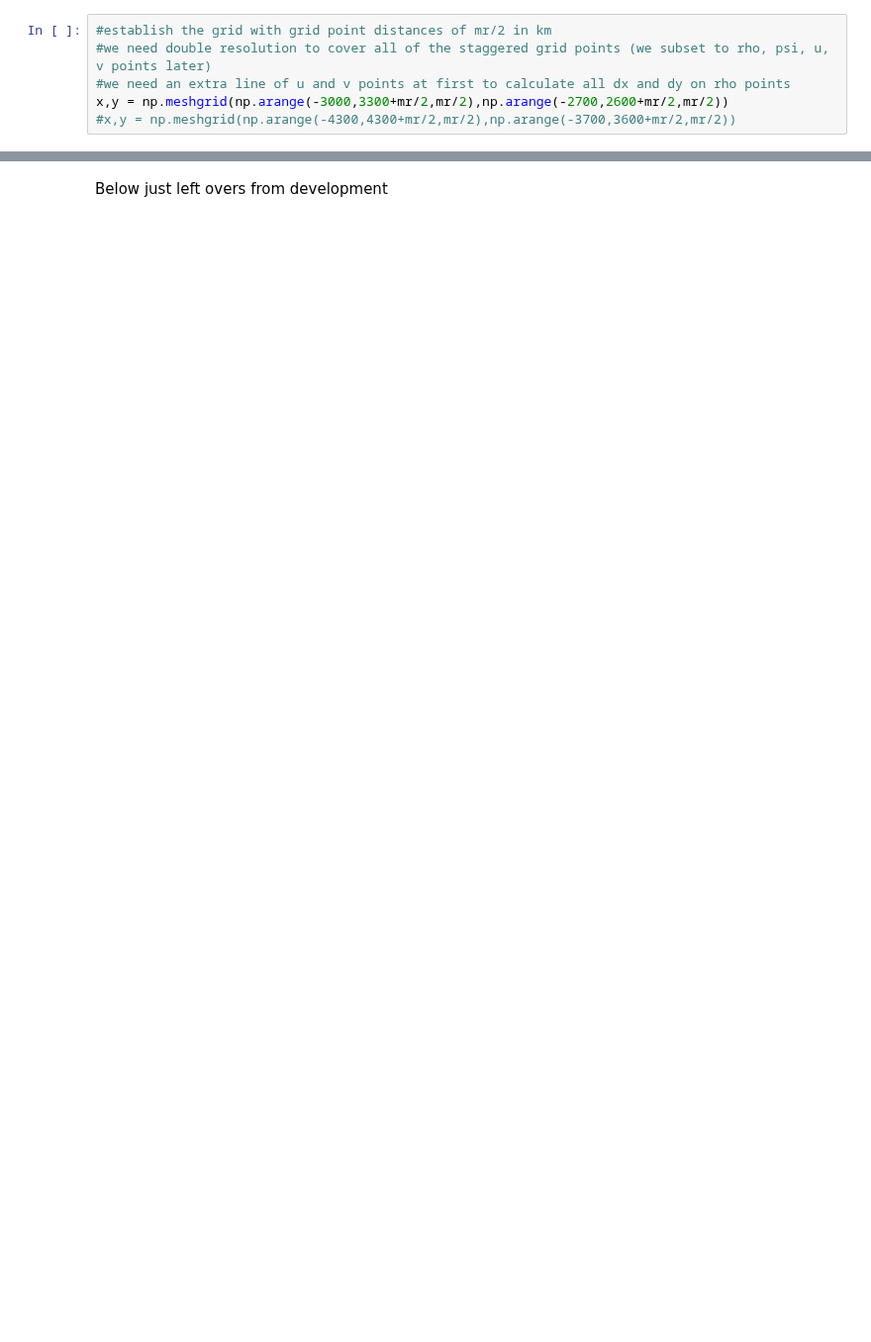
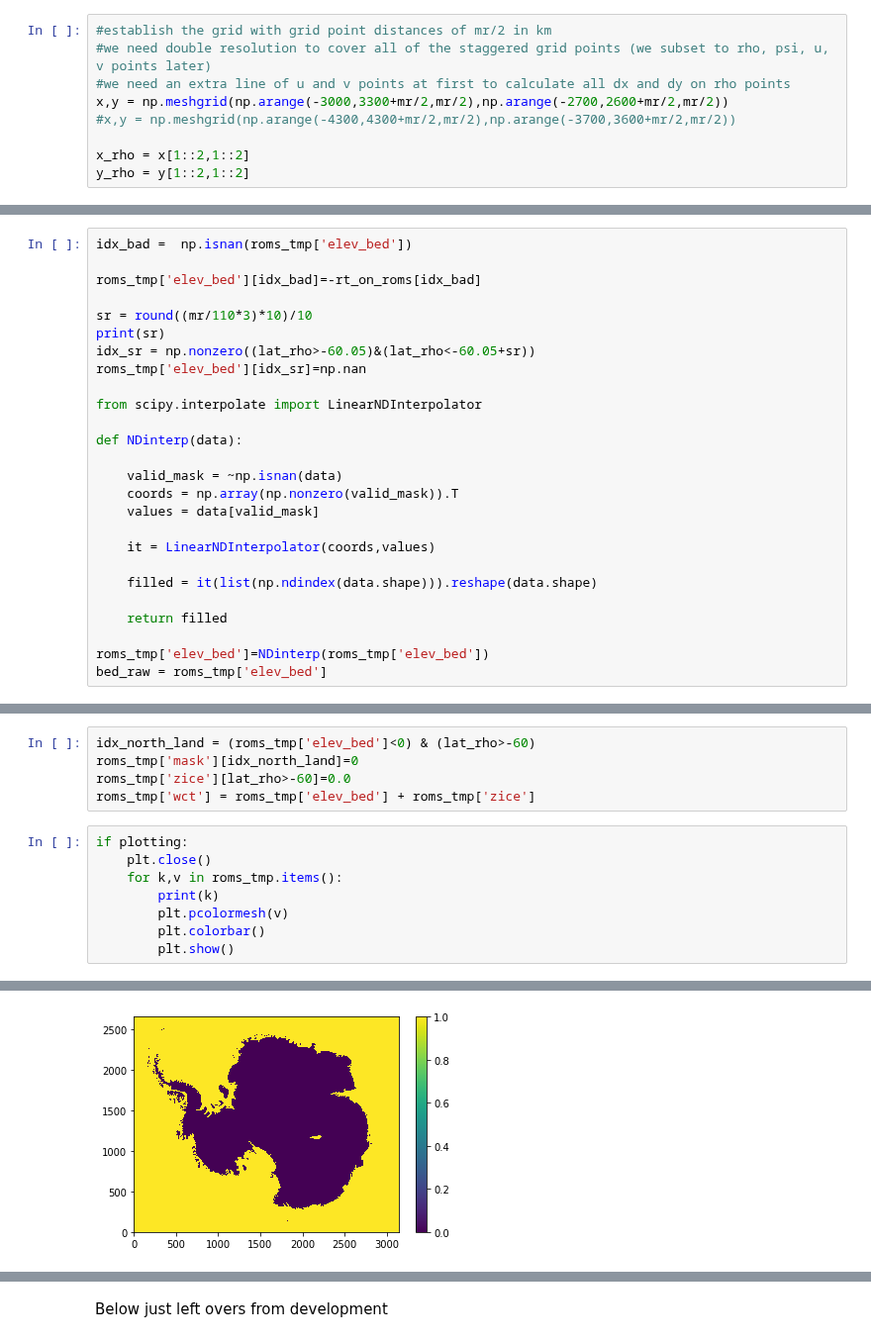
Before and after one commit to kuechenrole/tidal_melting, a Jupyter notebook: notebooks/preprocessing/make_grid.ipynb, the cells around one changed output, grey strips where cells are left out. Shown at 99% size. Saved outputs shown, nothing was run; the diff lists cells and outputs as text; blank space fills up the shorter version.

```diff
--- a/notebooks/preprocessing/make_grid.ipynb
+++ b/notebooks/preprocessing/make_grid.ipynb
@@ -35,3 +37,6 @@ deepen = False
 #we need an extra line of u and v points at first to calculate all dx and dy on rho points
 x,y = np.meshgrid(np.arange(-3000,3300+mr/2,mr/2),np.arange(-2700,2600+mr/2,mr/2))
 #x,y = np.meshgrid(np.arange(-4300,4300+mr/2,mr/2),np.arange(-3700,3600+mr/2,mr/2))
+
+x_rho = x[1::2,1::2]
+y_rho = y[1::2,1::2]
@@ -133,0 +194,26 @@ if deepen:
+# %%
+idx_bad =  np.isnan(roms_tmp['elev_bed'])
+
+roms_tmp['elev_bed'][idx_bad]=-rt_on_roms[idx_bad]
+
+sr = round((mr/110*3)*10)/10
+print(sr)
+idx_sr = np.nonzero((lat_rho>-60.05)&(lat_rho<-60.05+sr))
+roms_tmp['elev_bed'][idx_sr]=np.nan
+
+from scipy.interpolate import LinearNDInterpolator
+
+def NDinterp(data):
+
+    valid_mask = ~np.isnan(data)
+    coords = np.array(np.nonzero(valid_mask)).T
+    values = data[valid_mask]
+
+    it = LinearNDInterpolator(coords,values)
+
+    filled = it(list(np.ndindex(data.shape))).reshape(data.shape)
+
+    return filled
+
+roms_tmp['elev_bed']=NDinterp(roms_tmp['elev_bed'])
+bed_raw = roms_tmp['elev_bed']
@@ -133,0 +230,14 @@ if deepen:
+# %%
+idx_north_land = (roms_tmp['elev_bed']<0) & (lat_rho>-60)
+roms_tmp['mask'][idx_north_land]=0
+roms_tmp['zice'][lat_rho>-60]=0.0
+roms_tmp['wct'] = roms_tmp['elev_bed'] + roms_tmp['zice']
+# %%
+if plotting:
+    plt.close()
+    for k,v in roms_tmp.items():
+        print(k)
+        plt.pcolormesh(v)
+        plt.colorbar()
+        plt.show()
+# %% [output]
@@ -133,0 +245 @@ if deepen:
+[figure, added]
```
Also changed, not shown: parts of 29 cells of this notebook, 13 other files.
